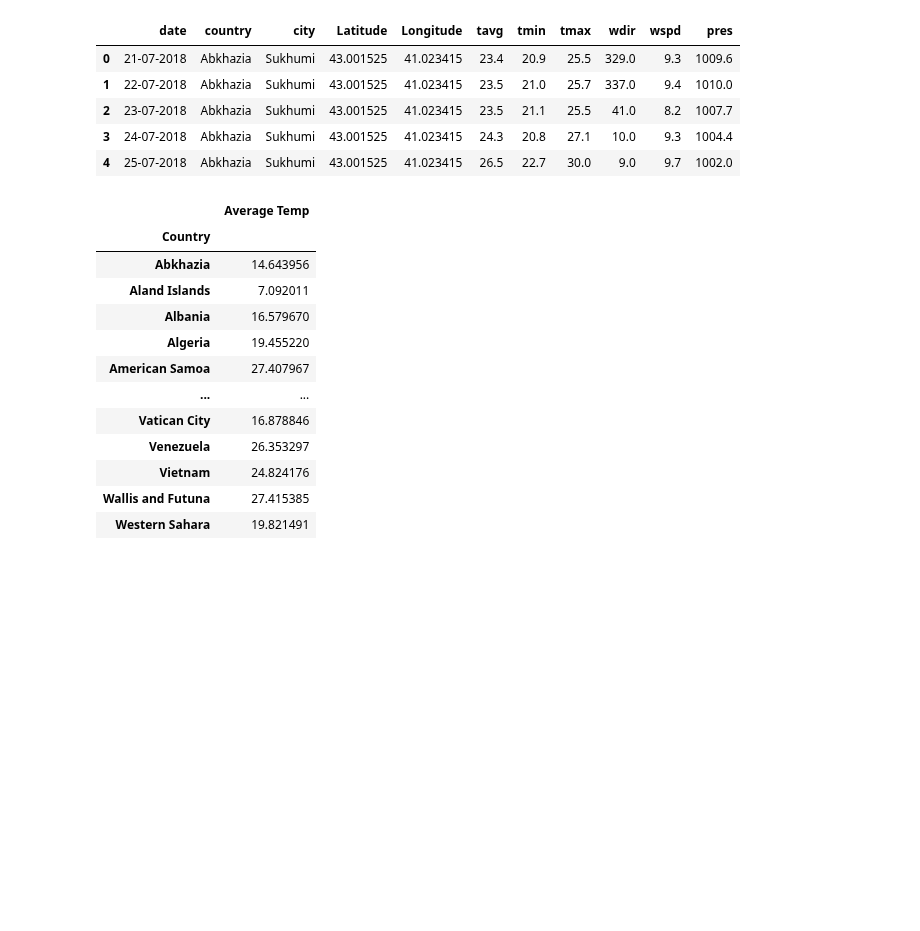
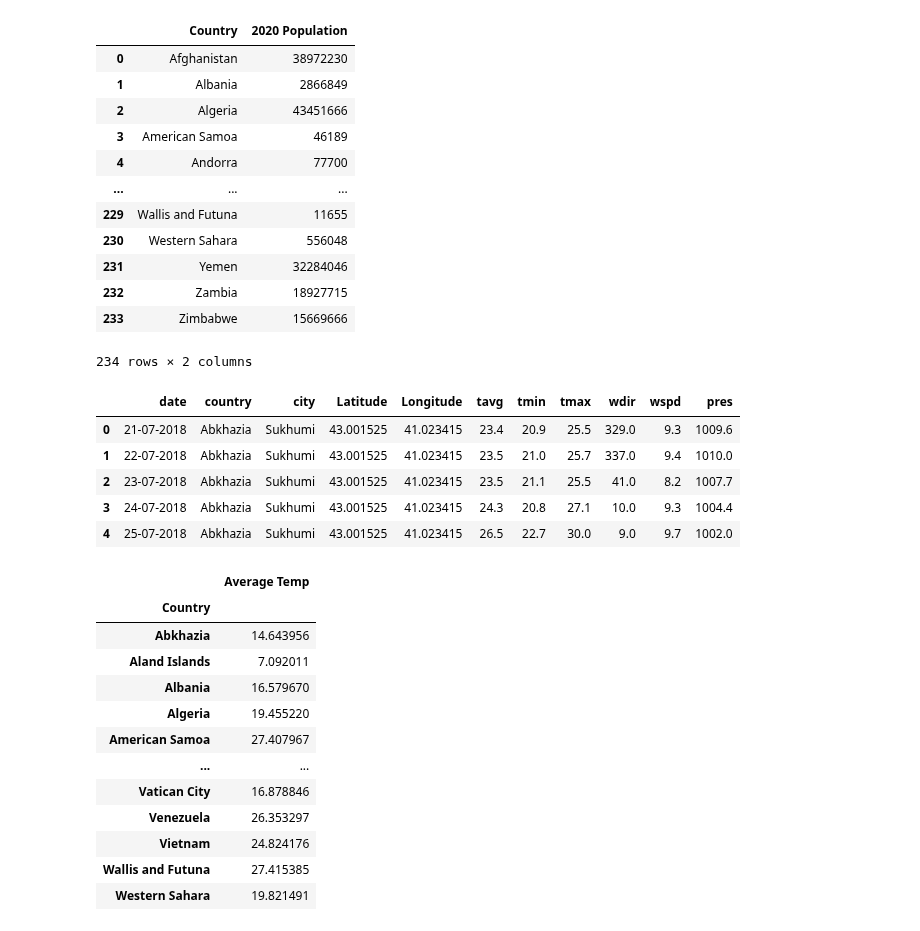
Before and after one commit to yosieph/Project1, a Jupyter notebook: project1dataclean.ipynb, the cells around one changed output. Cells and saved outputs as stored; diff of their text form; code cells hidden in the pictures; blank space fills up the shorter version.

```diff
--- a/project1dataclean.ipynb
+++ b/project1dataclean.ipynb
@@ -13,3 +15,21 @@ globalsustainabledata = pd.read_csv(globalsustainabledatafile)
+# %%
+worldpopulationdata.rename(columns = {'Country/Territory':'Country'}, inplace=True)
+worldpopulationdata = worldpopulationdata.drop(worldpopulationdata.columns[[0,1,3,4,5,7,8,9,10,11,12,13,14,15,16]], axis=1)
+worldpopulationdata
+# %% [output]
+|  | Country | 2020 Population |
+| 0 | Afghanistan | 38972230 |
+| 1 | Albania | 2866849 |
+| 2 | Algeria | 43451666 |
+| 3 | American Samoa | 46189 |
+| 4 | Andorra | 77700 |
+| ... | ... | ... |
+| 229 | Wallis and Futuna | 11655 |
+| 230 | Western Sahara | 556048 |
+| 231 | Yemen | 32284046 |
+| 232 | Zambia | 18927715 |
+| 233 | Zimbabwe | 15669666 |
+234 rows × 2 columns
 # %%
 dailyweatherdata.head()
 # %% [output]
```
Also changed, not shown: parts of 4 cells of this notebook, 2 other files.
